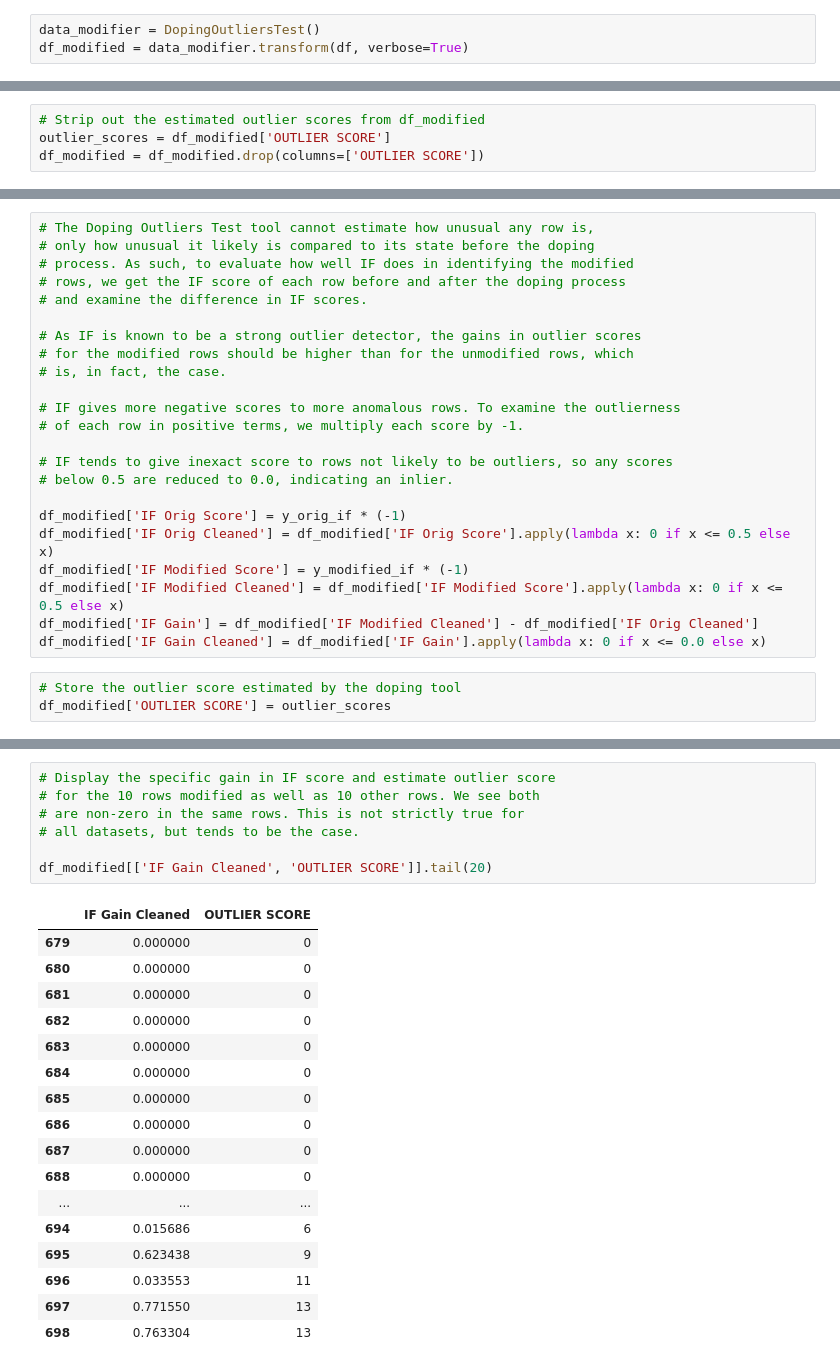
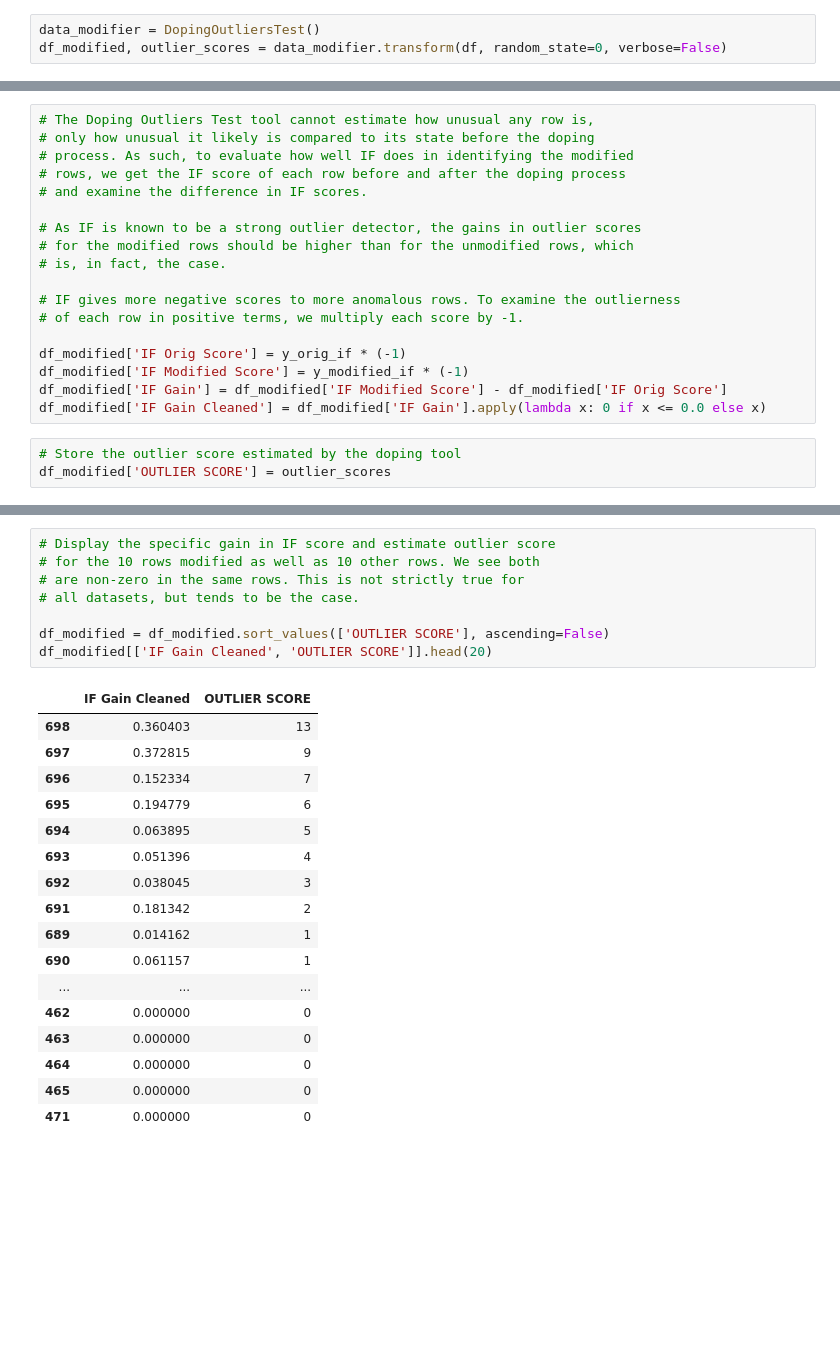
Before and after one commit to Brett-Kennedy/DopingOutlierTester, a Jupyter notebook: examples/Simple Example.ipynb, the cells around one changed output, grey strips where cells are left out. Saved outputs shown, nothing was run; the diff lists cells and outputs as text; blank space fills up the shorter version.

```diff
--- a/examples/Simple Example.ipynb
+++ b/examples/Simple Example.ipynb
@@ -20,3 +20,3 @@ df = pd.DataFrame(data.data, columns=data.feature_names)
 # %%
 data_modifier = DopingOutliersTest()
-df_modified = data_modifier.transform(df, verbose=True)
+df_modified, outlier_scores = data_modifier.transform(df, random_state=0, verbose=False)
@@ -34,7 +23,3 @@ Modifying row 9 of 10. Modifying 8 columns
-# %%
-# Strip out the estimated outlier scores from df_modified
-outlier_scores = df_modified['OUTLIER SCORE']
-df_modified = df_modified.drop(columns=['OUTLIER SCORE'])
 # %% [markdown]
 ### Function to provide Count Encoding for categorical values
 # %%
@@ -93,14 +78,9 @@ y_modified_if = det.score_samples(df_modified_encoded)
 # IF gives more negative scores to more anomalous rows. To examine the outlierness
 # of each row in positive terms, we multiply each score by -1.
 
-# IF tends to give inexact score to rows not likely to be outliers, so any scores
-# below 0.5 are reduced to 0.0, indicating an inlier.
-
 df_modified['IF Orig Score'] = y_orig_if * (-1)
-df_modified['IF Orig Cleaned'] = df_modified['IF Orig Score'].apply(lambda x: 0 if x <= 0.5 else x)
 df_modified['IF Modified Score'] = y_modified_if * (-1)
-df_modified['IF Modified Cleaned'] = df_modified['IF Modified Score'].apply(lambda x: 0 if x <= 0.5 else x)
-df_modified['IF Gain'] = df_modified['IF Modified Cleaned'] - df_modified['IF Orig Cleaned']
+df_modified['IF Gain'] = df_modified['IF Modified Score'] - df_modified['IF Orig Score']
 df_modified['IF Gain Cleaned'] = df_modified['IF Gain'].apply(lambda x: 0 if x <= 0.0 else x)
 # %%
 # Store the outlier score estimated by the doping tool
@@ -140,25 +120,26 @@ plt.show()
 # %%
 # Display the specific gain in IF score and estimate outlier score
 # for the 10 rows modified as well as 10 other rows. We see both
 # are non-zero in the same rows. This is not strictly true for
 # all datasets, but tends to be the case.
 
-df_modified[['IF Gain Cleaned', 'OUTLIER SCORE']].tail(20)
+df_modified = df_modified.sort_values(['OUTLIER SCORE'], ascending=False)
+df_modified[['IF Gain Cleaned', 'OUTLIER SCORE']].head(20)
 # %% [output]
 |  | IF Gain Cleaned | OUTLIER SCORE |
-| 679 | 0.000000 | 0 |
-| 680 | 0.000000 | 0 |
-| 681 | 0.000000 | 0 |
-| 682 | 0.000000 | 0 |
-| 683 | 0.000000 | 0 |
-| 684 | 0.000000 | 0 |
-| 685 | 0.000000 | 0 |
-| 686 | 0.000000 | 0 |
-| 687 | 0.000000 | 0 |
-| 688 | 0.000000 | 0 |
+| 698 | 0.360403 | 13 |
+| 697 | 0.372815 | 9 |
+| 696 | 0.152334 | 7 |
+| 695 | 0.194779 | 6 |
+| 694 | 0.063895 | 5 |
+| 693 | 0.051396 | 4 |
+| 692 | 0.038045 | 3 |
+| 691 | 0.181342 | 2 |
+| 689 | 0.014162 | 1 |
+| 690 | 0.061157 | 1 |
 | ... | ... | ... |
-| 694 | 0.015686 | 6 |
-| 695 | 0.623438 | 9 |
-| 696 | 0.033553 | 11 |
-| 697 | 0.771550 | 13 |
-| 698 | 0.763304 | 13 |
+| 462 | 0.000000 | 0 |
+| 463 | 0.000000 | 0 |
+| 464 | 0.000000 | 0 |
+| 465 | 0.000000 | 0 |
+| 471 | 0.000000 | 0 |
```
Also changed, not shown: parts of 7 cells of this notebook, 1 other file.
